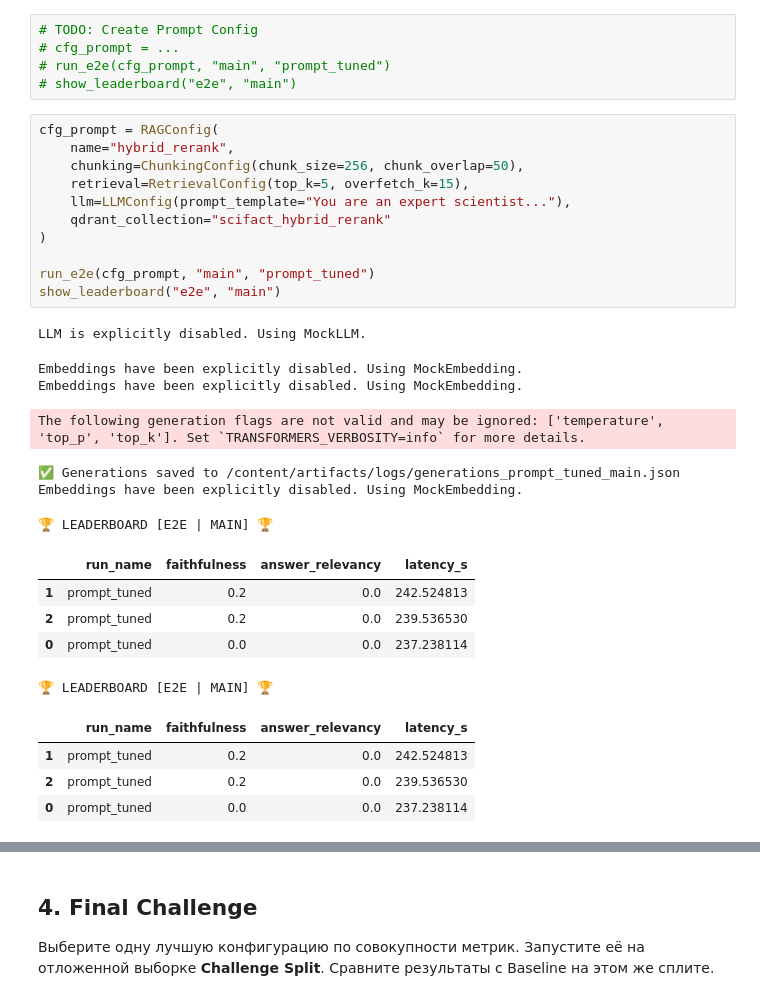
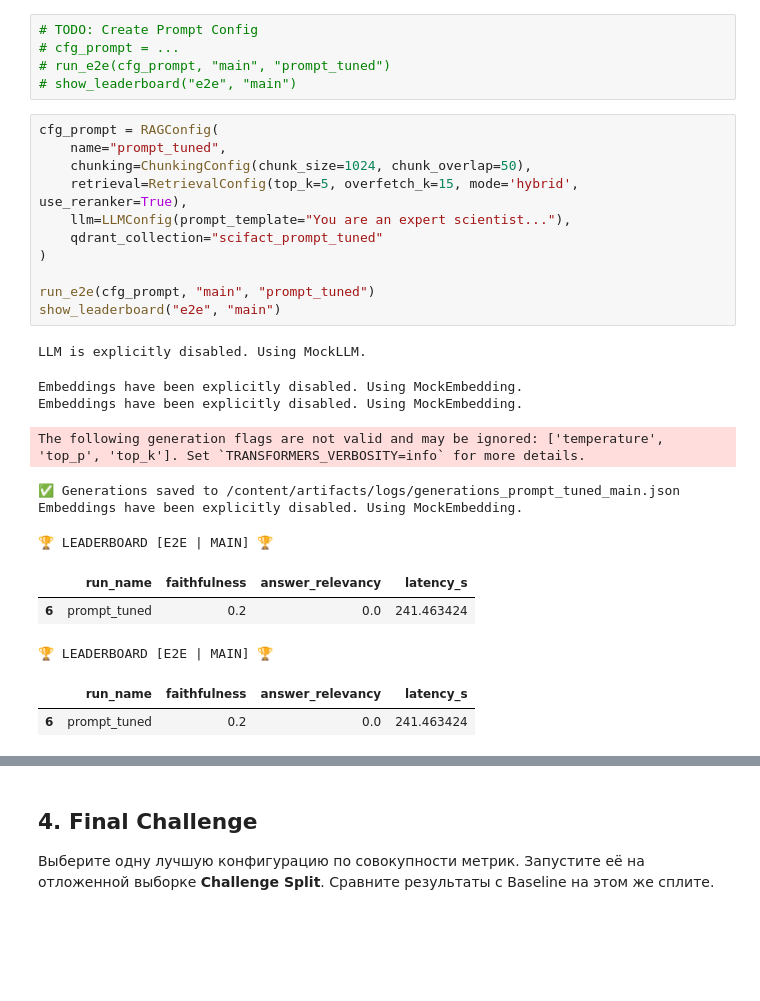
Before and after one commit to MoiseevRoman/NLP-course, a Jupyter notebook: 11.RAG/homework/NLP2_homework_2_RAG.ipynb, the cells around one changed output, grey strips where cells are left out. Cells and saved outputs as stored; diff of their text form; blank space fills up the shorter version.

```diff
--- a/11.RAG/homework/NLP2_homework_2_RAG.ipynb
+++ b/11.RAG/homework/NLP2_homework_2_RAG.ipynb
@@ -828,31 +876,27 @@ Embeddings have been explicitly disabled. Using MockEmbedding.
 # show_leaderboard("e2e", "main")
 # %%
 cfg_prompt = RAGConfig(
-    name="hybrid_rerank",
-    chunking=ChunkingConfig(chunk_size=256, chunk_overlap=50),
-    retrieval=RetrievalConfig(top_k=5, overfetch_k=15),
+    name="prompt_tuned",
+    chunking=ChunkingConfig(chunk_size=1024, chunk_overlap=50),
+    retrieval=RetrievalConfig(top_k=5, overfetch_k=15, mode='hybrid', use_reranker=True),
     llm=LLMConfig(prompt_template="You are an expert scientist..."),
-    qdrant_collection="scifact_hybrid_rerank"
+    qdrant_collection="scifact_prompt_tuned"
 )
 
 run_e2e(cfg_prompt, "main", "prompt_tuned")
 show_leaderboard("e2e", "main")
 # %% [output]
 LLM is explicitly disabled. Using MockLLM.
 Embeddings have been explicitly disabled. Using MockEmbedding.
 Embeddings have been explicitly disabled. Using MockEmbedding.
 The following generation flags are not valid and may be ignored: ['temperature', 'top_p', 'top_k']. Set `TRANSFORMERS_VERBOSITY=info` for more details.
 ✅ Generations saved to /content/artifacts/logs/generations_prompt_tuned_main.json
 Embeddings have been explicitly disabled. Using MockEmbedding.
 🏆 LEADERBOARD [E2E | MAIN] 🏆
 |  | run_name | faithfulness | answer_relevancy | latency_s |
-| 1 | prompt_tuned | 0.2 | 0.0 | 242.524813 |
-| 2 | prompt_tuned | 0.2 | 0.0 | 239.536530 |
-| 0 | prompt_tuned | 0.0 | 0.0 | 237.238114 |
+| 6 | prompt_tuned | 0.2 | 0.0 | 241.463424 |
 🏆 LEADERBOARD [E2E | MAIN] 🏆
 |  | run_name | faithfulness | answer_relevancy | latency_s |
-| 1 | prompt_tuned | 0.2 | 0.0 | 242.524813 |
-| 2 | prompt_tuned | 0.2 | 0.0 | 239.536530 |
-| 0 | prompt_tuned | 0.0 | 0.0 | 237.238114 |
+| 6 | prompt_tuned | 0.2 | 0.0 | 241.463424 |
 # %%
 cfg_prompt = RAGConfig(
```
Also changed, not shown: parts of 14 cells of this notebook.
